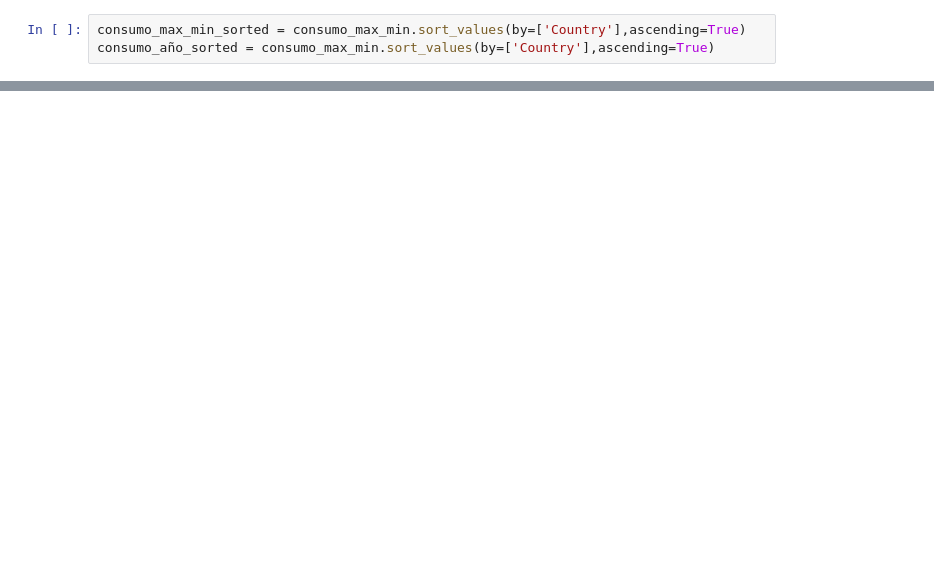
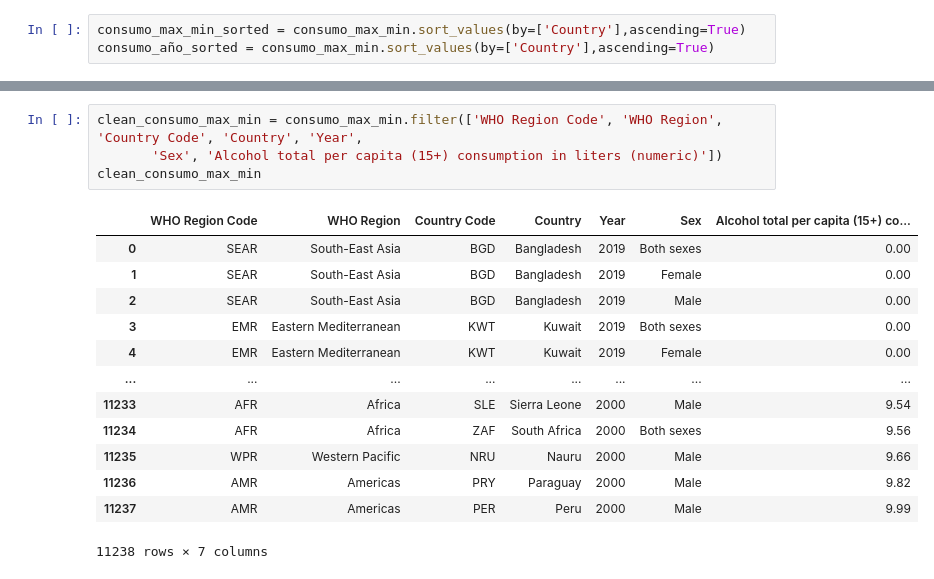
Before and after one commit to Tioz96/Project_1, a Jupyter notebook: alxdj_codigo.ipynb, the cells around one changed output, grey strips where cells are left out. Drawn from its saved outputs; the diff is of its cells as text; blank space fills up the shorter version.

```diff
--- a/alxdj_codigo.ipynb
+++ b/alxdj_codigo.ipynb
@@ -36,0 +70,18 @@ consumo_alcohol_total_2.to_excel('consumo.xlsx')
+# %%
+clean_consumo_max_min = consumo_max_min.filter(['WHO Region Code', 'WHO Region', 'Country Code', 'Country', 'Year',
+       'Sex', 'Alcohol total per capita (15+) consumption in liters (numeric)'])
+clean_consumo_max_min
+# %% [output]
+|  | WHO Region Code | WHO Region | Country Code | Country | Year | Sex | Alcohol total per capita (15+) co... |
+| 0 | SEAR | South-East Asia | BGD | Bangladesh | 2019 | Both sexes | 0.00 |
+| 1 | SEAR | South-East Asia | BGD | Bangladesh | 2019 | Female | 0.00 |
+| 2 | SEAR | South-East Asia | BGD | Bangladesh | 2019 | Male | 0.00 |
+| 3 | EMR | Eastern Mediterranean | KWT | Kuwait | 2019 | Both sexes | 0.00 |
+| 4 | EMR | Eastern Mediterranean | KWT | Kuwait | 2019 | Female | 0.00 |
+| ... | ... | ... | ... | ... | ... | ... | ... |
+| 11233 | AFR | Africa | SLE | Sierra Leone | 2000 | Male | 9.54 |
+| 11234 | AFR | Africa | ZAF | South Africa | 2000 | Both sexes | 9.56 |
+| 11235 | WPR | Western Pacific | NRU | Nauru | 2000 | Male | 9.66 |
+| 11236 | AMR | Americas | PRY | Paraguay | 2000 | Male | 9.82 |
+| 11237 | AMR | Americas | PER | Peru | 2000 | Male | 9.99 |
+11238 rows × 7 columns
```
Also changed, not shown: parts of 21 cells of this notebook, 5 other files.
